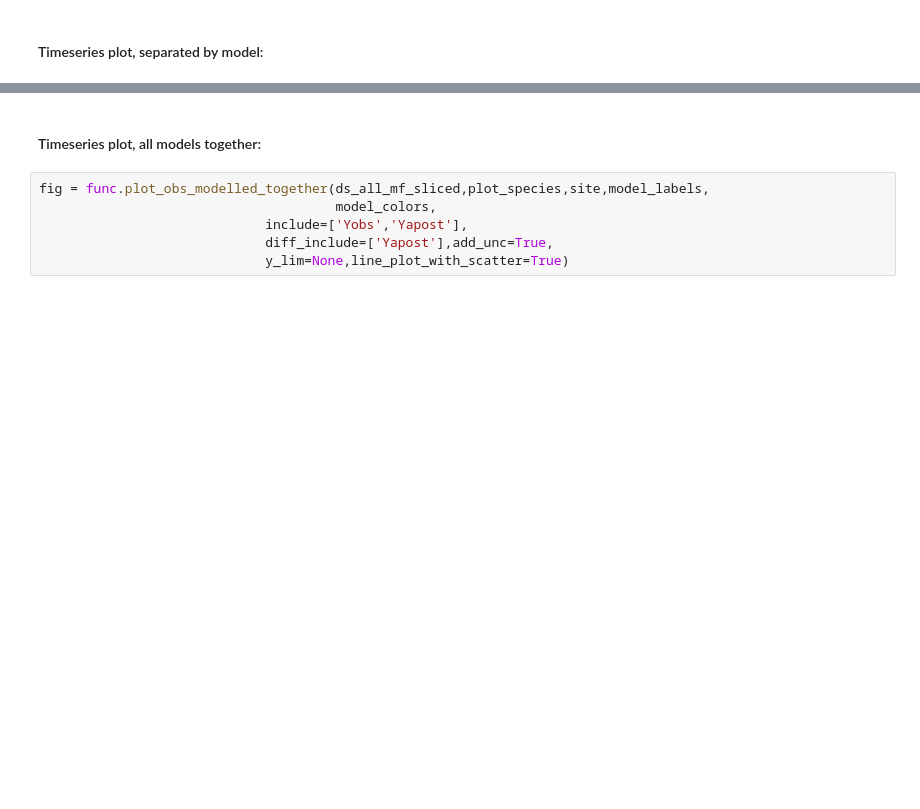
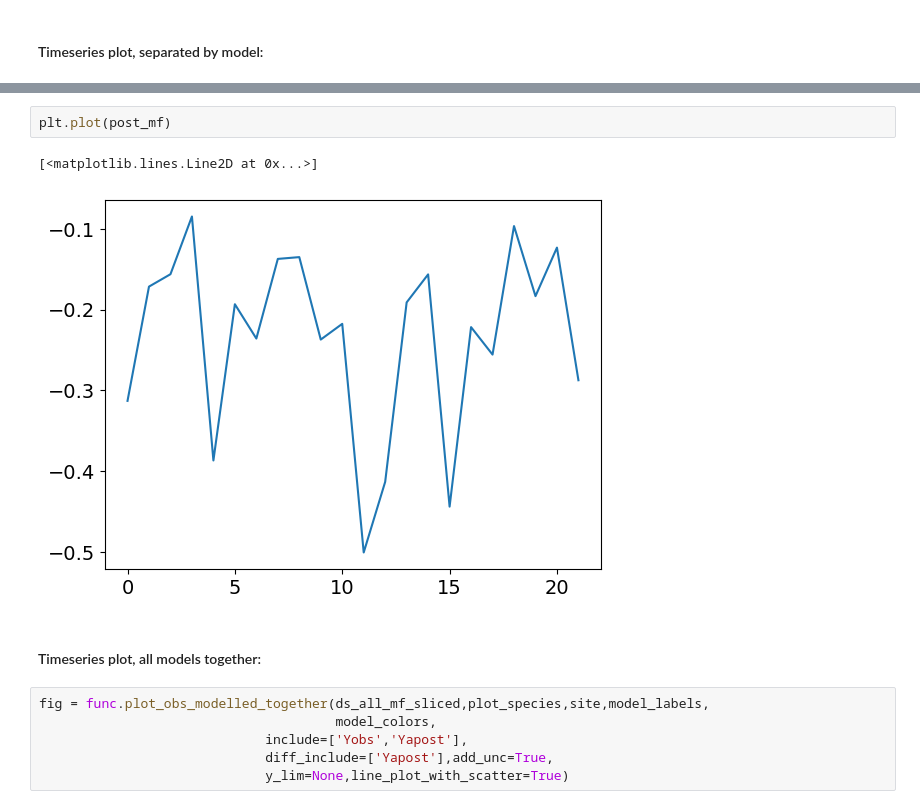
Before and after one commit to openghg/fluxie, a Jupyter notebook: PARIS_inversion_results.ipynb, the cells around one changed output, grey strips where cells are left out. Drawn from its saved outputs; the diff is of its cells as text; blank space fills up the shorter version.

```diff
--- a/PARIS_inversion_results.ipynb
+++ b/PARIS_inversion_results.ipynb
@@ -340,3 +405,8 @@ fig = func.plot_obs_modelled_separate(ds_all_mf_sliced,plot_species,site,model_l
+# %%
+plt.plot(post_mf)
+# %% [output]
+[<matplotlib.lines.Line2D at 0x...>]
+[figure, added]
 # %% [markdown]
 #### Timeseries plot, all models together:
 # %%
```
Also changed, not shown: parts of 13 cells of this notebook, 1 other file.
